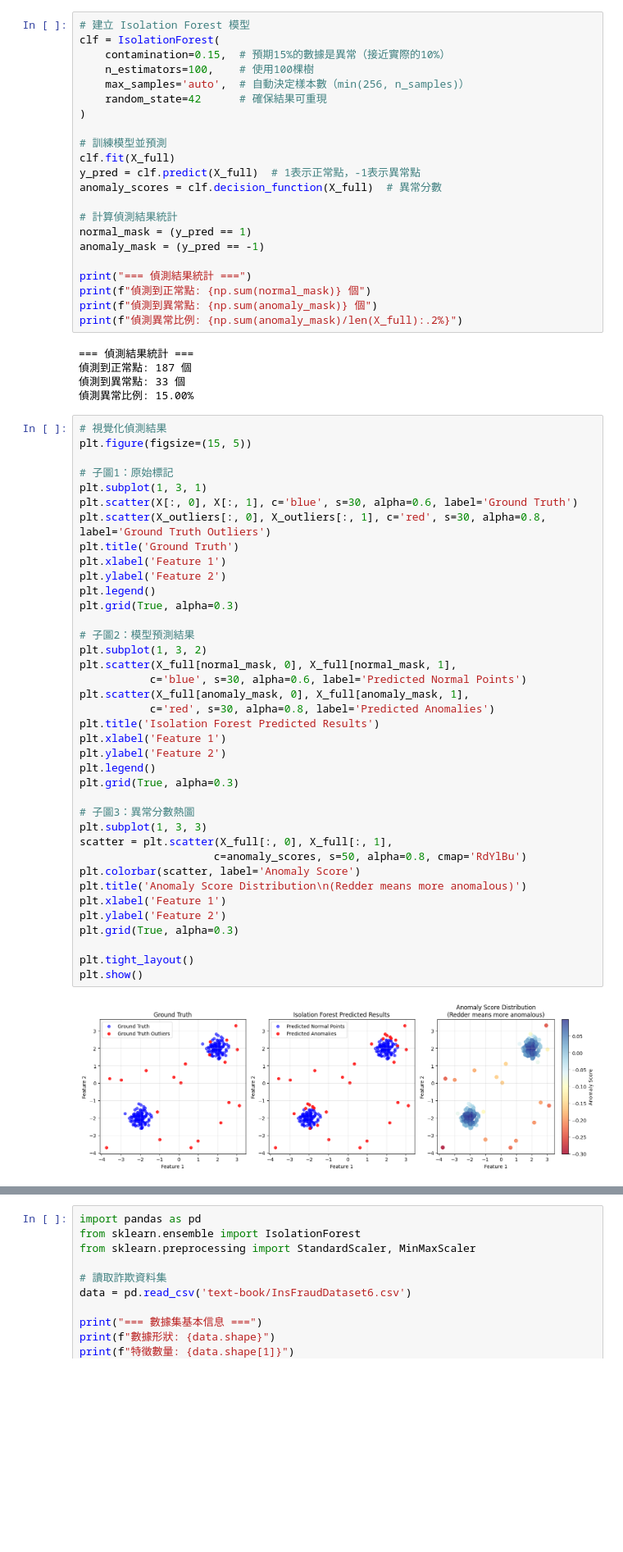
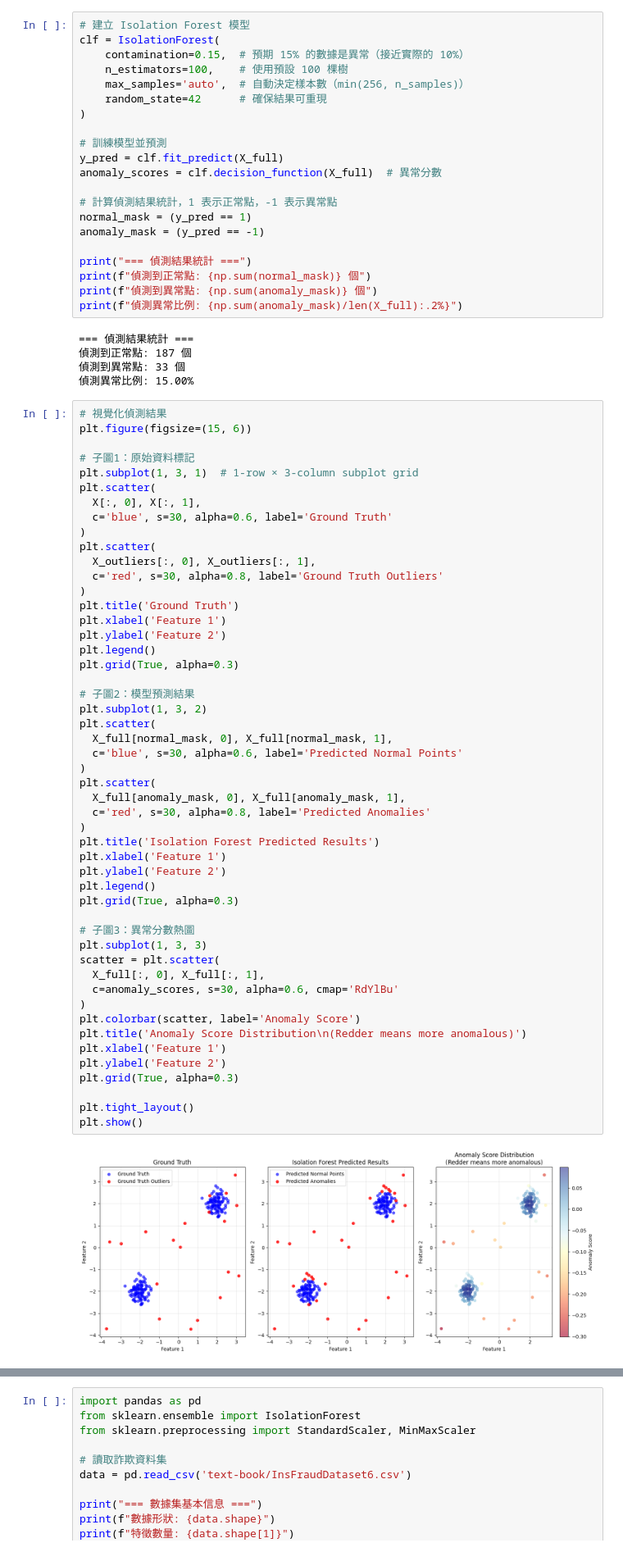
Before and after one commit to jonascheng/anomalyebook, a Jupyter notebook: 05_iforest-fraud-detection.ipynb, the cells around one changed output, grey strips where cells are left out. Shown at 82% size. Cells and saved outputs as stored; diff of their text form; blank space fills up the shorter version.

```diff
--- a/05_iforest-fraud-detection.ipynb
+++ b/05_iforest-fraud-detection.ipynb
@@ -256,18 +285,17 @@ HTML(ani.to_jshtml())
 # %%
 # 建立 Isolation Forest 模型
 clf = IsolationForest(
-    contamination=0.15,  # 預期15%的數據是異常（接近實際的10%）
-    n_estimators=100,    # 使用100棵樹
+    contamination=0.15,  # 預期 15% 的數據是異常（接近實際的 10%）
+    n_estimators=100,    # 使用預設 100 棵樹
     max_samples='auto',  # 自動決定樣本數（min(256, n_samples)）
     random_state=42      # 確保結果可重現
 )
 
 # 訓練模型並預測
-clf.fit(X_full)
-y_pred = clf.predict(X_full)  # 1表示正常點，-1表示異常點
+y_pred = clf.fit_predict(X_full)
 anomaly_scores = clf.decision_function(X_full)  # 異常分數
 
-# 計算偵測結果統計
+# 計算偵測結果統計，1 表示正常點，-1 表示異常點
 normal_mask = (y_pred == 1)
 anomaly_mask = (y_pred == -1)
 
@@ -282,42 +310,54 @@ print(f"偵測異常比例: {np.sum(anomaly_mask)/len(X_full):.2%}")
 偵測異常比例: 15.00%
 # %%
 # 視覺化偵測結果
-plt.figure(figsize=(15, 5))
+plt.figure(figsize=(15, 6))
 
-# 子圖1：原始標記
-plt.subplot(1, 3, 1)
-plt.scatter(X[:, 0], X[:, 1], c='blue', s=30, alpha=0.6, label='Ground Truth')
-plt.scatter(X_outliers[:, 0], X_outliers[:, 1], c='red', s=30, alpha=0.8, label='Ground Truth Outliers')
+# 子圖1：原始資料標記
+plt.subplot(1, 3, 1)  # 1-row × 3-column subplot grid
+plt.scatter(
+  X[:, 0], X[:, 1],
+  c='blue', s=30, alpha=0.6, label='Ground Truth'
+)
+plt.scatter(
+  X_outliers[:, 0], X_outliers[:, 1],
+  c='red', s=30, alpha=0.8, label='Ground Truth Outliers'
+)
 plt.title('Ground Truth')
 plt.xlabel('Feature 1')
 plt.ylabel('Feature 2')
 plt.legend()
 plt.grid(True, alpha=0.3)
 
 # 子圖2：模型預測結果
 plt.subplot(1, 3, 2)
-plt.scatter(X_full[normal_mask, 0], X_full[normal_mask, 1],
-           c='blue', s=30, alpha=0.6, label='Predicted Normal Points')
-plt.scatter(X_full[anomaly_mask, 0], X_full[anomaly_mask, 1],
-           c='red', s=30, alpha=0.8, label='Predicted Anomalies')
+plt.scatter(
+  X_full[normal_mask, 0], X_full[normal_mask, 1],
+  c='blue', s=30, alpha=0.6, label='Predicted Normal Points'
+)
+plt.scatter(
+  X_full[anomaly_mask, 0], X_full[anomaly_mask, 1],
+  c='red', s=30, alpha=0.8, label='Predicted Anomalies'
+)
 plt.title('Isolation Forest Predicted Results')
 plt.xlabel('Feature 1')
 plt.ylabel('Feature 2')
 plt.legend()
 plt.grid(True, alpha=0.3)
 
 # 子圖3：異常分數熱圖
 plt.subplot(1, 3, 3)
-scatter = plt.scatter(X_full[:, 0], X_full[:, 1],
-                     c=anomaly_scores, s=50, alpha=0.8, cmap='RdYlBu')
+scatter = plt.scatter(
+  X_full[:, 0], X_full[:, 1],
+  c=anomaly_scores, s=30, alpha=0.6, cmap='RdYlBu'
+)
 plt.colorbar(scatter, label='Anomaly Score')
 plt.title('Anomaly Score Distribution\n(Redder means more anomalous)')
 plt.xlabel('Feature 1')
 plt.ylabel('Feature 2')
 plt.grid(True, alpha=0.3)
 
 plt.tight_layout()
 plt.show()
 # %% [output]
-[figure, old version]
+[figure, new version]
 # %% [markdown]
```
Also changed, not shown: parts of 37 cells of this notebook.
